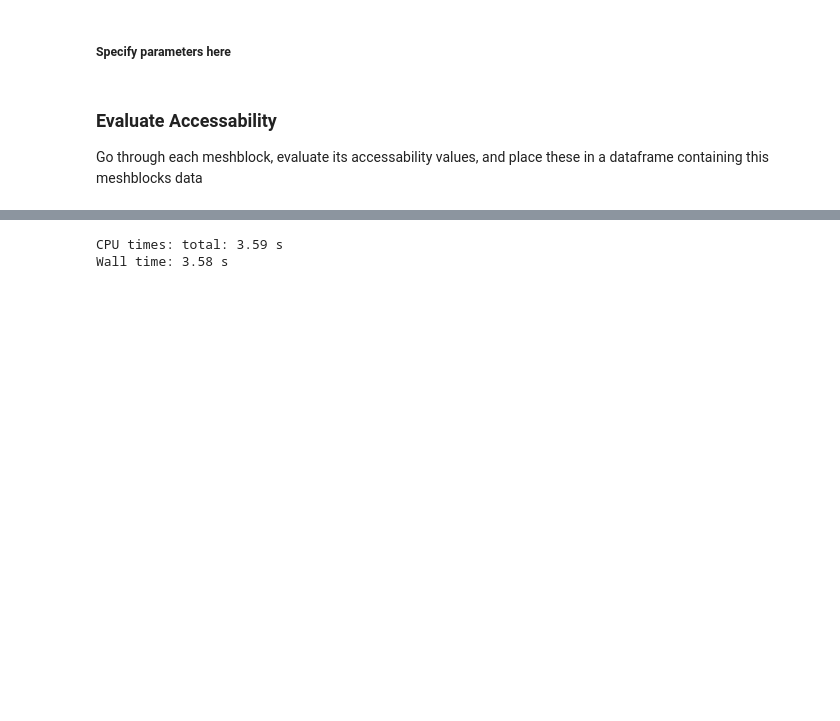
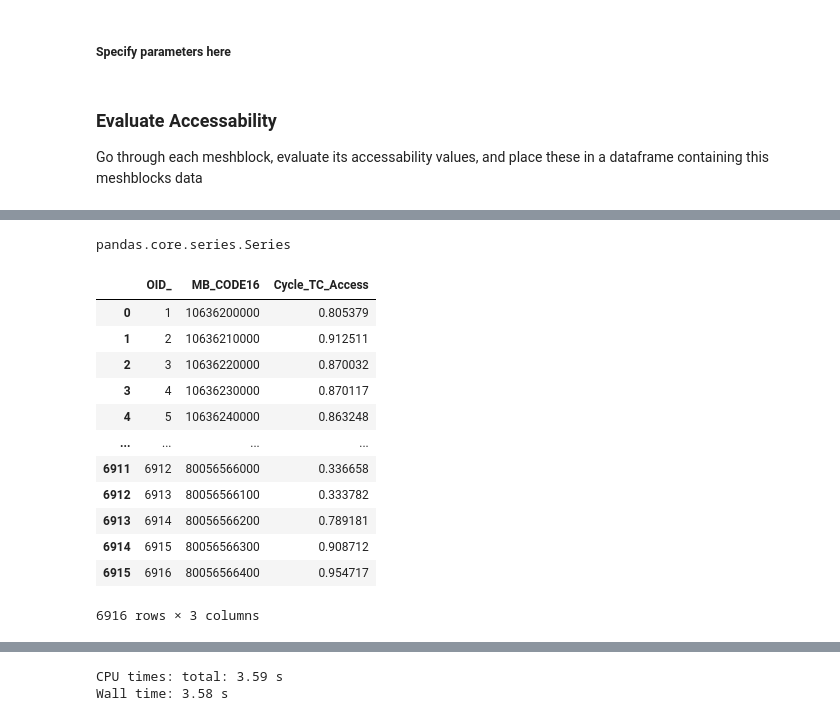
Before and after one commit to glennj258/Accessability-Scripts, a Jupyter notebook: Evaluating Accessibility.ipynb, the cells around one changed output, grey strips where cells are left out. Drawn from its saved outputs; the diff is of its cells as text; code cells hidden in the pictures; blank space fills up the shorter version.

```diff
--- a/Evaluating Accessibility.ipynb
+++ b/Evaluating Accessibility.ipynb
@@ -273,0 +278,20 @@ def evaluate_access(df_dict, OD_matrix_key):
+# %%
+type(cycle_employment_access_with_xpj.iloc[0])
+# %% [output]
+pandas.core.series.Series
+# %%
+Access_df
+# %% [output]
+|  | OID_ | MB_CODE16 | Cycle_TC_Access |
+| 0 | 1 | 10636200000 | 0.805379 |
+| 1 | 2 | 10636210000 | 0.912511 |
+| 2 | 3 | 10636220000 | 0.870032 |
+| 3 | 4 | 10636230000 | 0.870117 |
+| 4 | 5 | 10636240000 | 0.863248 |
+| ... | ... | ... | ... |
+| 6911 | 6912 | 80056566000 | 0.336658 |
+| 6912 | 6913 | 80056566100 | 0.333782 |
+| 6913 | 6914 | 80056566200 | 0.789181 |
+| 6914 | 6915 | 80056566300 | 0.908712 |
+| 6915 | 6916 | 80056566400 | 0.954717 |
+6916 rows × 3 columns
```
Also changed, not shown: parts of 13 cells of this notebook.
